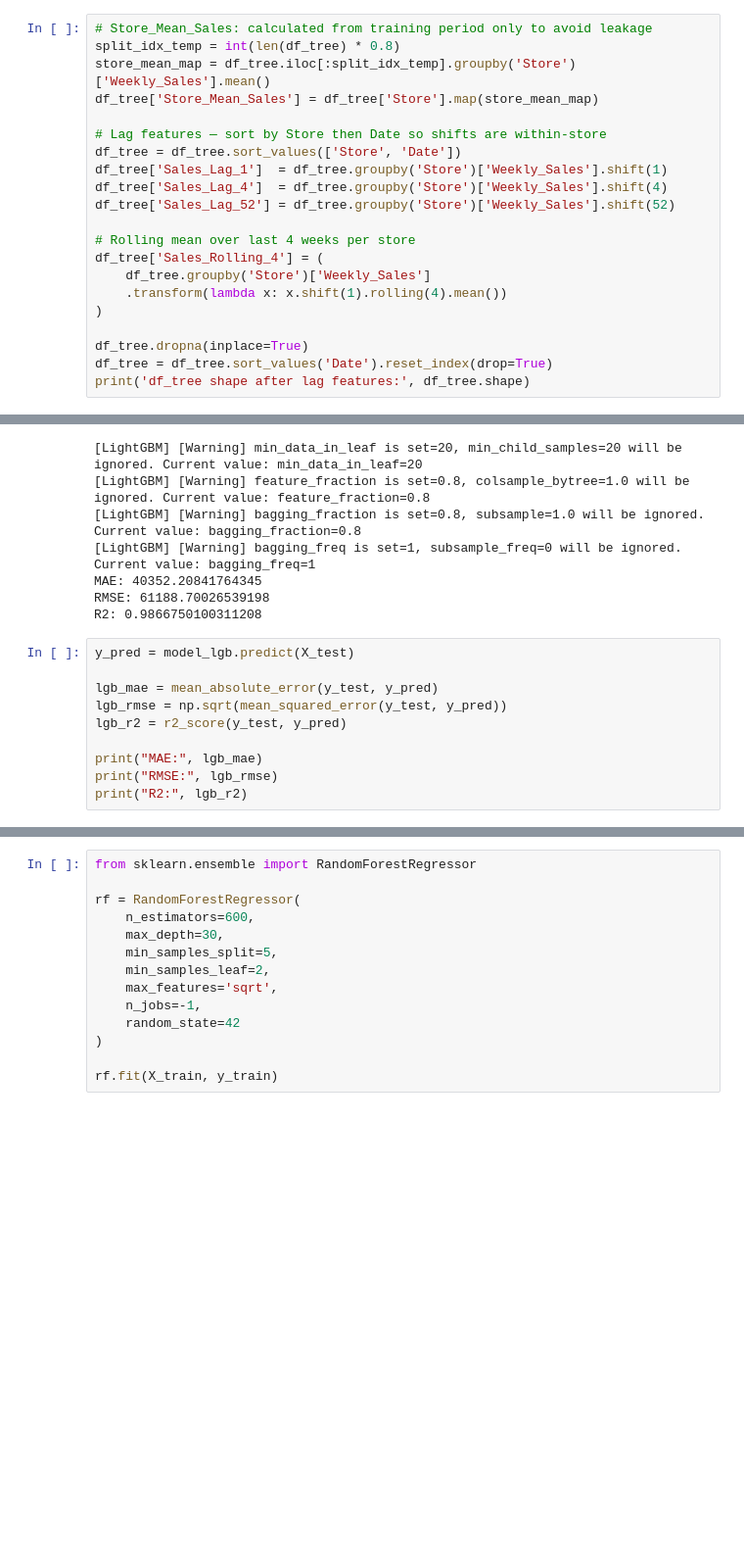
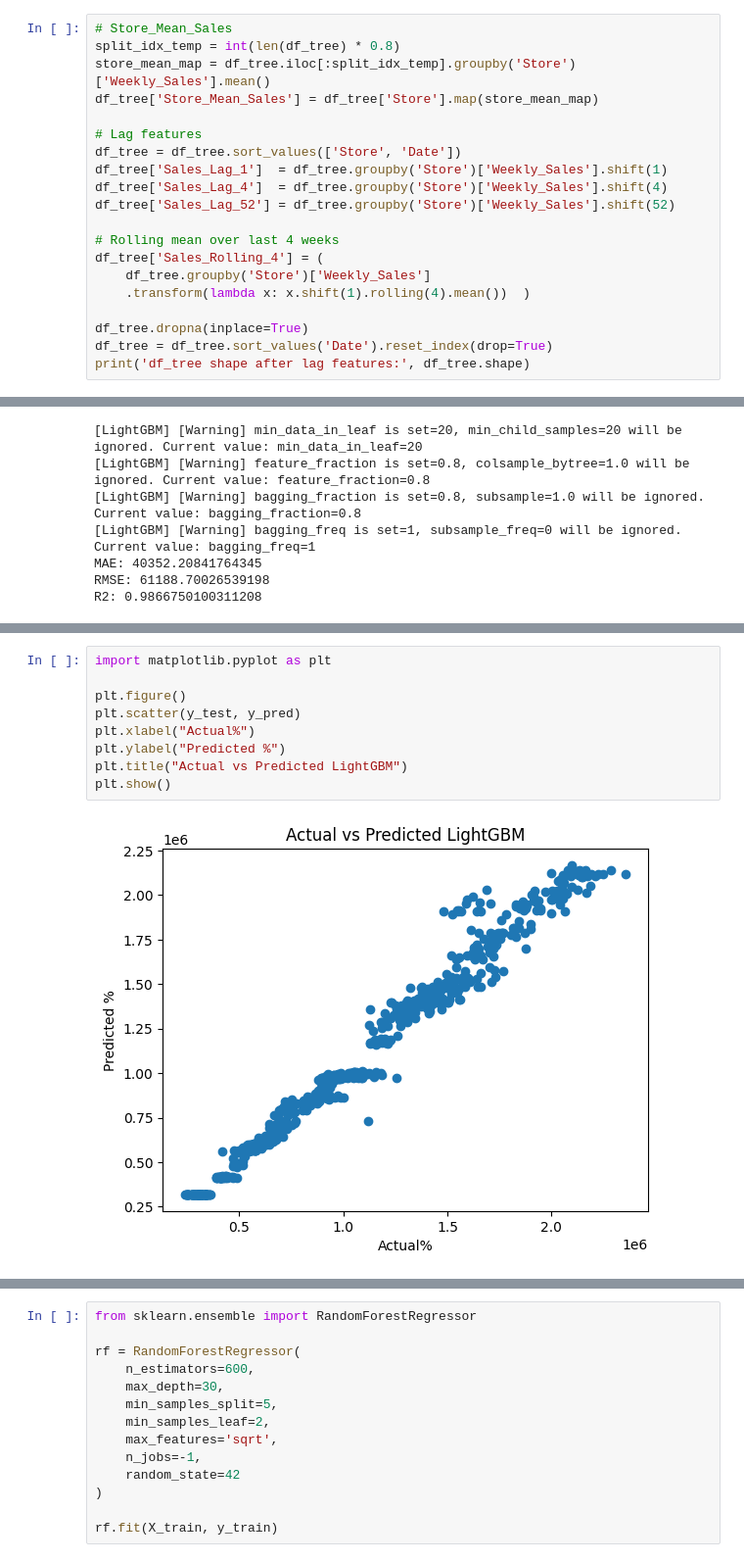
Before and after one commit to BenRyan-8/MarketingAnalytics_CA, a Jupyter notebook: marketinganalyticsCA.ipynb, the cells around one changed output, grey strips where cells are left out. Shown at 98% size. Cells and saved outputs as stored; diff of their text form; blank space fills up the shorter version.

Commit message:
Formatted with titles and descriptions

```diff
--- a/marketinganalyticsCA.ipynb
+++ b/marketinganalyticsCA.ipynb
@@ -442,20 +469,19 @@ df_tree['Week_cos'] = np.cos(2 * np.pi * df_tree['Week'] / 52)
 # %%
-# Store_Mean_Sales: calculated from training period only to avoid leakage
+# Store_Mean_Sales
 split_idx_temp = int(len(df_tree) * 0.8)
 store_mean_map = df_tree.iloc[:split_idx_temp].groupby('Store')['Weekly_Sales'].mean()
 df_tree['Store_Mean_Sales'] = df_tree['Store'].map(store_mean_map)
 
-# Lag features — sort by Store then Date so shifts are within-store
+# Lag features
 df_tree = df_tree.sort_values(['Store', 'Date'])
 df_tree['Sales_Lag_1']  = df_tree.groupby('Store')['Weekly_Sales'].shift(1)
 df_tree['Sales_Lag_4']  = df_tree.groupby('Store')['Weekly_Sales'].shift(4)
 df_tree['Sales_Lag_52'] = df_tree.groupby('Store')['Weekly_Sales'].shift(52)
 
-# Rolling mean over last 4 weeks per store
+# Rolling mean over last 4 weeks
 df_tree['Sales_Rolling_4'] = (
     df_tree.groupby('Store')['Weekly_Sales']
-    .transform(lambda x: x.shift(1).rolling(4).mean())
-)
+    .transform(lambda x: x.shift(1).rolling(4).mean())  )
 
 df_tree.dropna(inplace=True)
 df_tree = df_tree.sort_values('Date').reset_index(drop=True)
@@ -774,13 +818,3 @@ print("R2:", lgb_r2)
 MAE: 40352.20841764345
 RMSE: 61188.70026539198
 R2: 0.9866750100311208
-# %%
-y_pred = model_lgb.predict(X_test)
-
-lgb_mae = mean_absolute_error(y_test, y_pred)
-lgb_rmse = np.sqrt(mean_squared_error(y_test, y_pred))
-lgb_r2 = r2_score(y_test, y_pred)
-
-print("MAE:", lgb_mae)
-print("RMSE:", lgb_rmse)
-print("R2:", lgb_r2)
@@ -795 +821,12 @@ R2: 0.9866750100311208
+# %%
+import matplotlib.pyplot as plt
+
+plt.figure()
+plt.scatter(y_test, y_pred)
+plt.xlabel("Actual%")
+plt.ylabel("Predicted %")
+plt.title("Actual vs Predicted LightGBM")
+plt.show()
+# %% [output]
+[figure, added]
 # %% [markdown]
```
Also changed, not shown: parts of 99 cells of this notebook.
